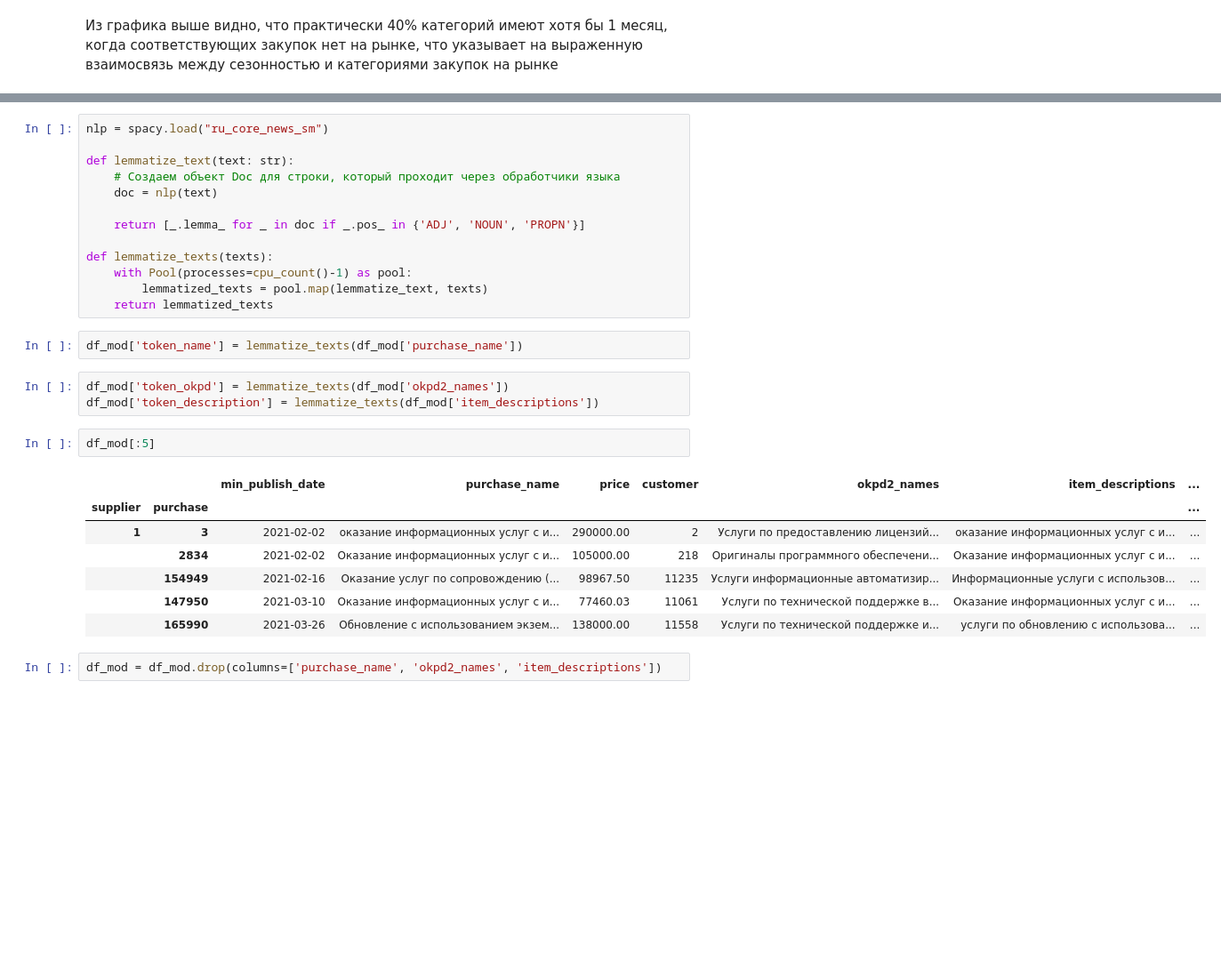
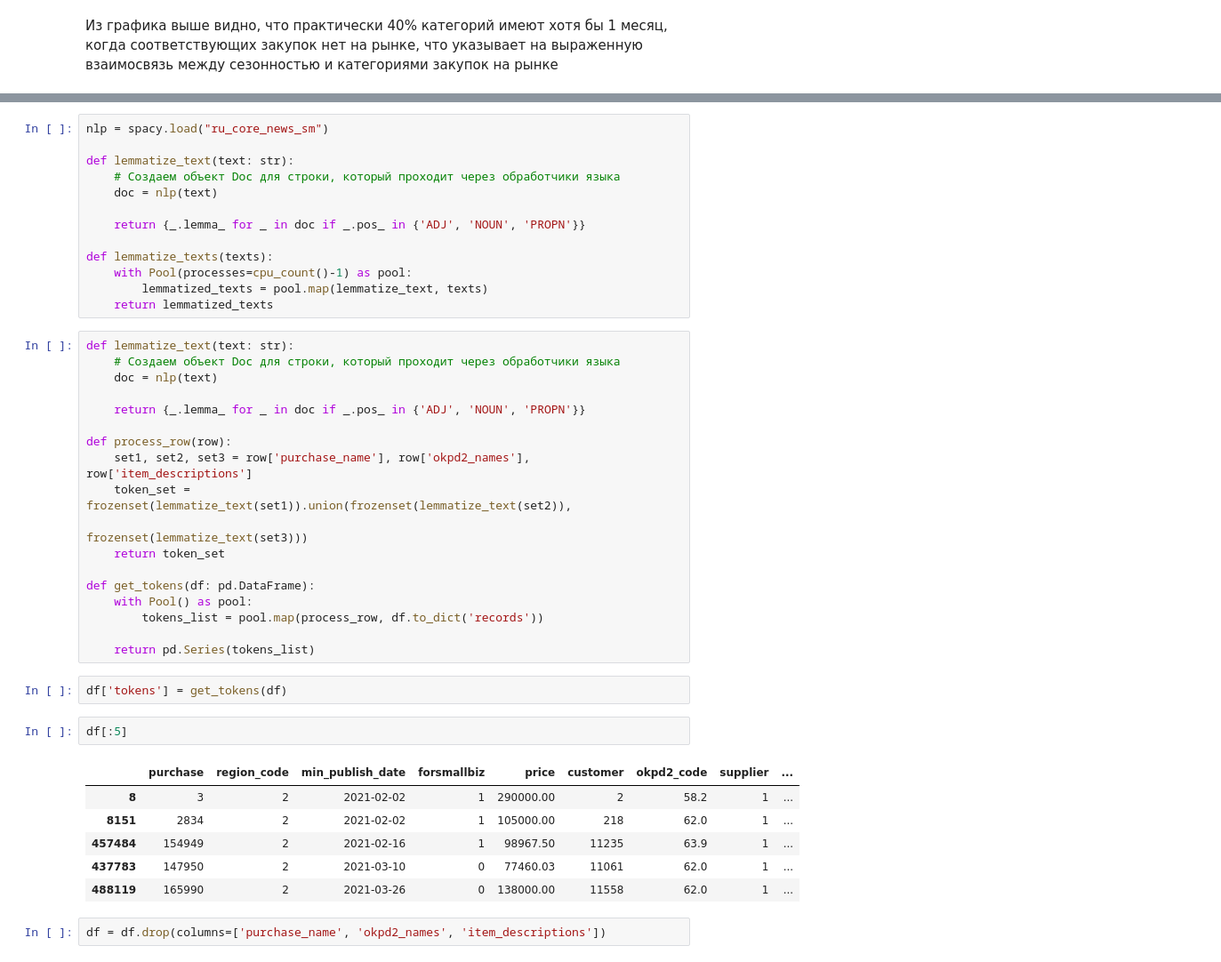
Before and after one commit to Lsdbot/Zakupki, a Jupyter notebook: notebooks/EDA.ipynb, the cells around one changed output, grey strips where cells are left out. Shown at 89% size. Drawn from its saved outputs; the diff is of its cells as text; blank space fills up the shorter version.

```diff
--- a/notebooks/EDA.ipynb
+++ b/notebooks/EDA.ipynb
@@ -758,26 +746,40 @@ def lemmatize_text(text: str):
     # Создаем объект Doc для строки, который проходит через обработчики языка
     doc = nlp(text)
 
-    return [_.lemma_ for _ in doc if _.pos_ in {'ADJ', 'NOUN', 'PROPN'}]
+    return {_.lemma_ for _ in doc if _.pos_ in {'ADJ', 'NOUN', 'PROPN'}}
 
 def lemmatize_texts(texts):
     with Pool(processes=cpu_count()-1) as pool:
         lemmatized_texts = pool.map(lemmatize_text, texts)
     return lemmatized_texts
-# %%
-df_mod['token_name'] = lemmatize_texts(df_mod['purchase_name'])
-# %%
-df_mod['token_okpd'] = lemmatize_texts(df_mod['okpd2_names'])
-df_mod['token_description'] = lemmatize_texts(df_mod['item_descriptions'])
+# %%
+def lemmatize_text(text: str):
+    # Создаем объект Doc для строки, который проходит через обработчики языка
+    doc = nlp(text)
+
+    return {_.lemma_ for _ in doc if _.pos_ in {'ADJ', 'NOUN', 'PROPN'}}
+
+def process_row(row):
+    set1, set2, set3 = row['purchase_name'], row['okpd2_names'], row['item_descriptions']
+    token_set = frozenset(lemmatize_text(set1)).union(frozenset(lemmatize_text(set2)),
+                                                      frozenset(lemmatize_text(set3)))
+    return token_set
+
+def get_tokens(df: pd.DataFrame):
+    with Pool() as pool:
+        tokens_list = pool.map(process_row, df.to_dict('records'))
+
+    return pd.Series(tokens_list)
+# %%
+df['tokens'] = get_tokens(df)
 # %%
-df_mod[:5]
+df[:5]
 # %% [output]
-|  |  | min_publish_date | purchase_name | price | customer | okpd2_names | item_descriptions | ... |
-| supplier | purchase |  |  |  |  |  |  | ... |
-| 1 | 3 | 2021-02-02 | оказание информационных услуг с и... | 290000.00 | 2 | Услуги по предоставлению лицензий... | оказание информационных услуг с и... | ... |
-|  | 2834 | 2021-02-02 | Оказание информационных услуг с и... | 105000.00 | 218 | Оригиналы программного обеспечени... | Оказание информационных услуг с и... | ... |
-|  | 154949 | 2021-02-16 | Оказание услуг по сопровождению (... | 98967.50 | 11235 | Услуги информационные автоматизир... | Информационные услуги с использов... | ... |
-|  | 147950 | 2021-03-10 | Оказание информационных услуг с и... | 77460.03 | 11061 | Услуги по технической поддержке в... | Оказание информационных услуг с и... | ... |
-|  | 165990 | 2021-03-26 | Обновление с использованием экзем... | 138000.00 | 11558 | Услуги по технической поддержке и... | услуги по обновлению с использова... | ... |
+|  | purchase | region_code | min_publish_date | forsmallbiz | price | customer | okpd2_code | supplier | ... |
+| 8 | 3 | 2 | 2021-02-02 | 1 | 290000.00 | 2 | 58.2 | 1 | ... |
+| 8151 | 2834 | 2 | 2021-02-02 | 1 | 105000.00 | 218 | 62.0 | 1 | ... |
+| 457484 | 154949 | 2 | 2021-02-16 | 1 | 98967.50 | 11235 | 63.9 | 1 | ... |
+| 437783 | 147950 | 2 | 2021-03-10 | 0 | 77460.03 | 11061 | 62.0 | 1 | ... |
+| 488119 | 165990 | 2 | 2021-03-26 | 0 | 138000.00 | 11558 | 62.0 | 1 | ... |
 # %%
-df_mod = df_mod.drop(columns=['purchase_name', 'okpd2_names', 'item_descriptions'])
+df = df.drop(columns=['purchase_name', 'okpd2_names', 'item_descriptions'])
```
Also changed, not shown: parts of 26 cells of this notebook.
